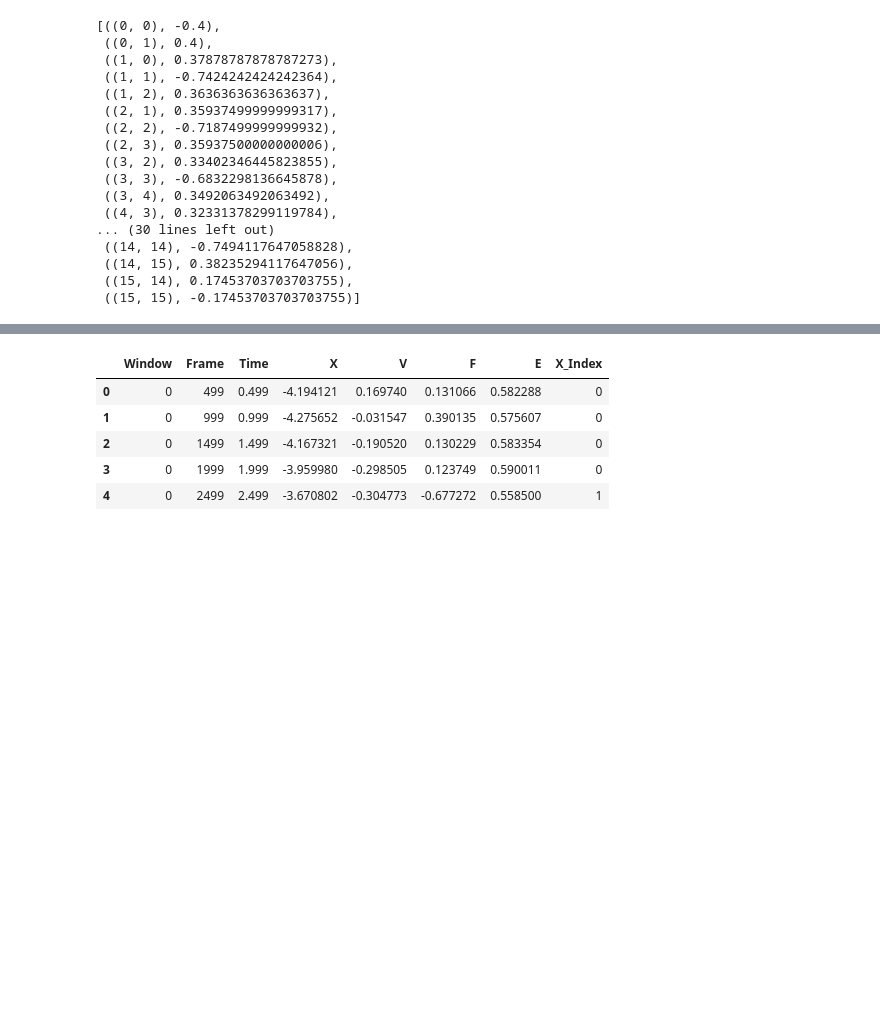
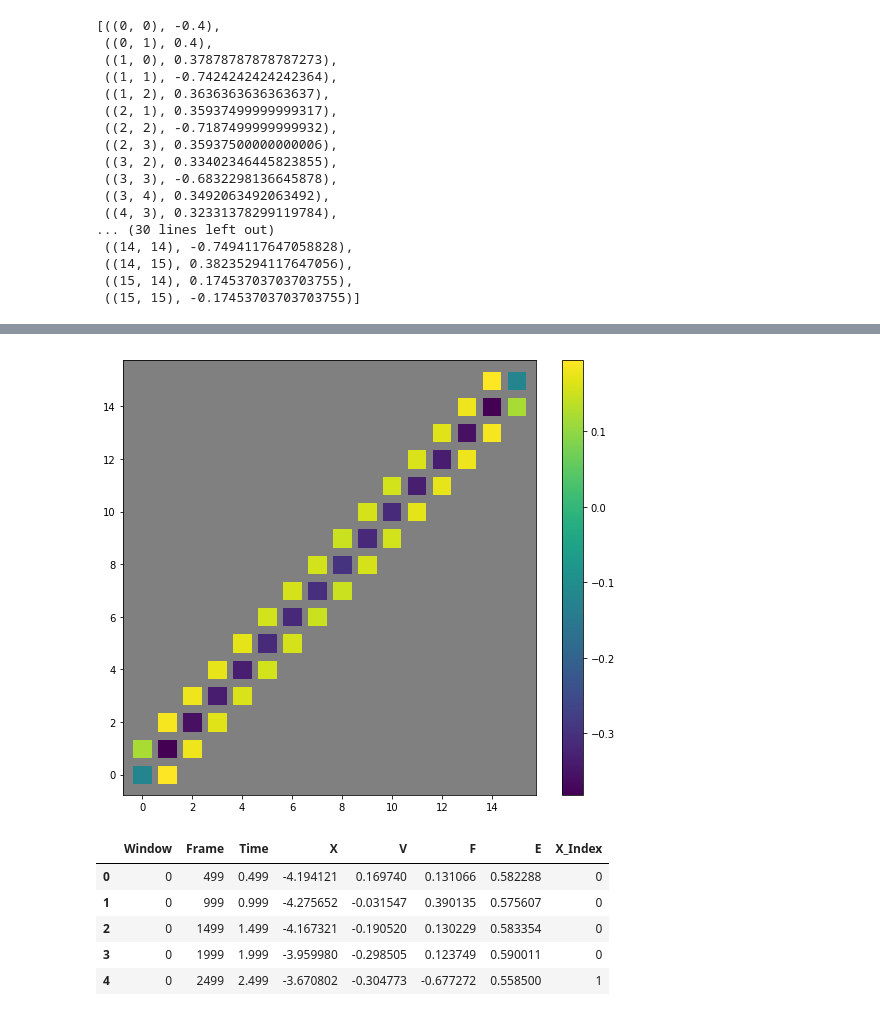
Before and after one commit to wesleymsmith/Milestoning_Analysis, a Jupyter notebook: Analyze_Well_Test_Simulation.ipynb, the cells around one changed output, grey strips where cells are left out. Cells and saved outputs as stored; diff of their text form; code cells hidden in the pictures; blank space fills up the shorter version.

```diff
--- a/Analyze_Well_Test_Simulation.ipynb
+++ b/Analyze_Well_Test_Simulation.ipynb
@@ -245,3 +272,14 @@ Eigenvalues: [1.         0.99419861 0.97719367 0.95005688 0.91168734 0.86486435
+# %%
+plt.figure(figsize=(9.25,8))
+plt.scatter(
+    x=np.nonzero(milestoneResults['Qmat'])[0],
+    y=np.nonzero(milestoneResults['Qmat'])[1],
+    c=milestoneResults['Qmat'][np.nonzero(milestoneResults['Qmat'])],
+    s=8*600/len(milestoneResults['Ri']),marker='s')
+plt.colorbar()
+plt.show()
+# %% [output]
+[figure, added]
 # %%
 binEdges=winMins[1:] #np.concatenate([winMins,[winMaxs[-1]]])
 digitize_kwds={"bins":binEdges}
```
Also changed, not shown: parts of 4 cells of this notebook, 4 other files.
